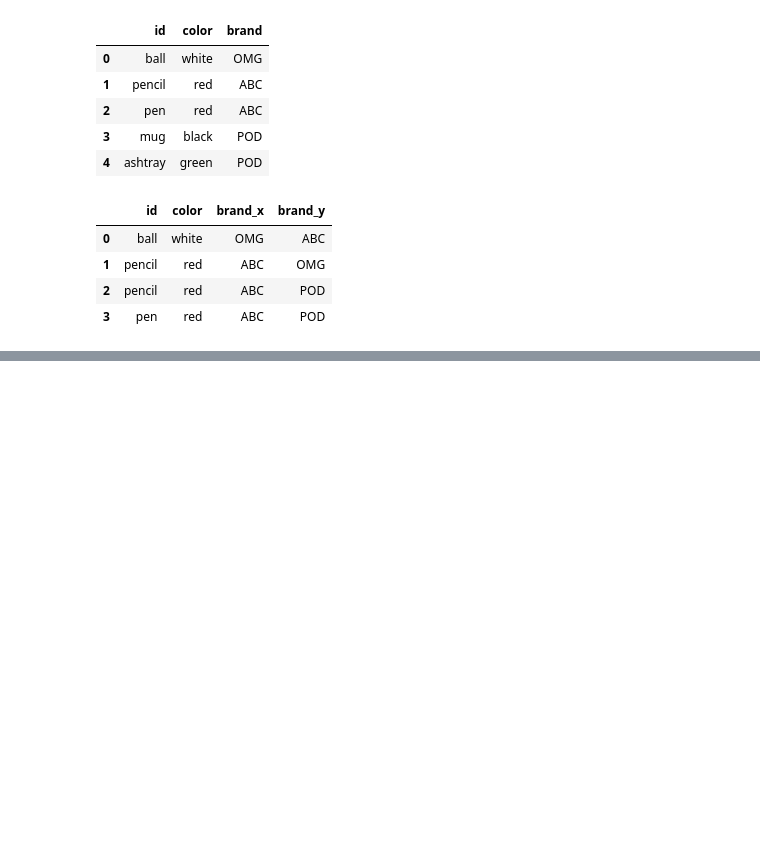
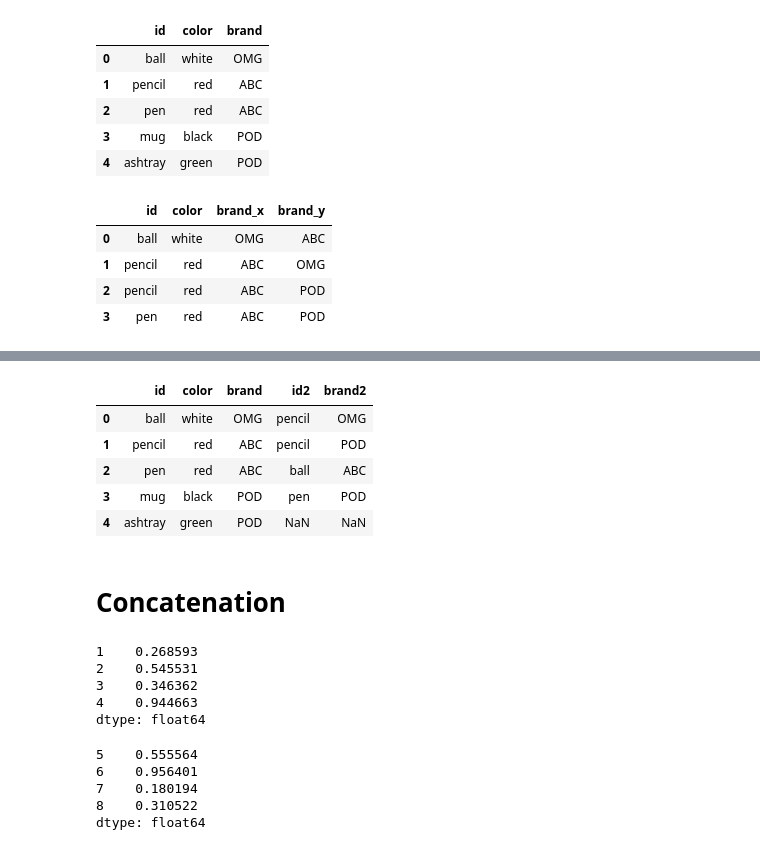
Before and after one commit to ShapovalovOleg/kibit-python, a Jupyter notebook: sandbox/sandbox1.ipynb, the cells around one changed output, grey strips where cells are left out. Cells and saved outputs as stored; diff of their text form; code cells hidden in the pictures; blank space fills up the shorter version.

```diff
--- a/sandbox/sandbox1.ipynb
+++ b/sandbox/sandbox1.ipynb
@@ -103,0 +201,3 @@ df
+# %%
+frame2['sid'] = [0, 1,2]
+frame2
@@ -103,0 +216,3 @@ df
+# %%
+frame_renamed = frame2.rename(columns={'id': 'id2', 'brand': 'brand2'})
+frame_renamed
@@ -103,0 +234,11 @@ df
+# %%
+frame1.join(frame_renamed)
+# %% [output]
+|  | id | color | brand | id2 | brand2 |
+| 0 | ball | white | OMG | pencil | OMG |
+| 1 | pencil | red | ABC | pencil | POD |
+| 2 | pen | red | ABC | ball | ABC |
+| 3 | mug | black | POD | pen | POD |
+| 4 | ashtray | green | POD | NaN | NaN |
+# %% [markdown]
+# Concatenation
@@ -103,0 +249,16 @@ df
+# %%
+ser1
+# %% [output]
+1    0.268593
+2    0.545531
+3    0.346362
+4    0.944663
+dtype: float64
+# %%
+ser2
+# %% [output]
+5    0.555564
+6    0.956401
+7    0.180194
+8    0.310522
+dtype: float64
```
Also changed, not shown: parts of 58 cells of this notebook, 7 other files.
